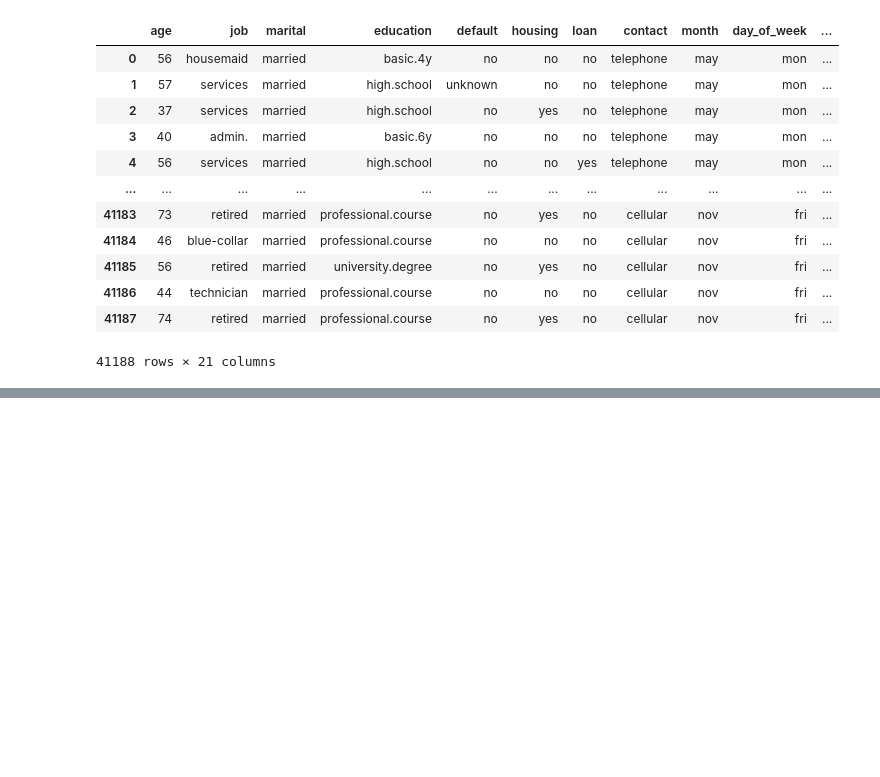
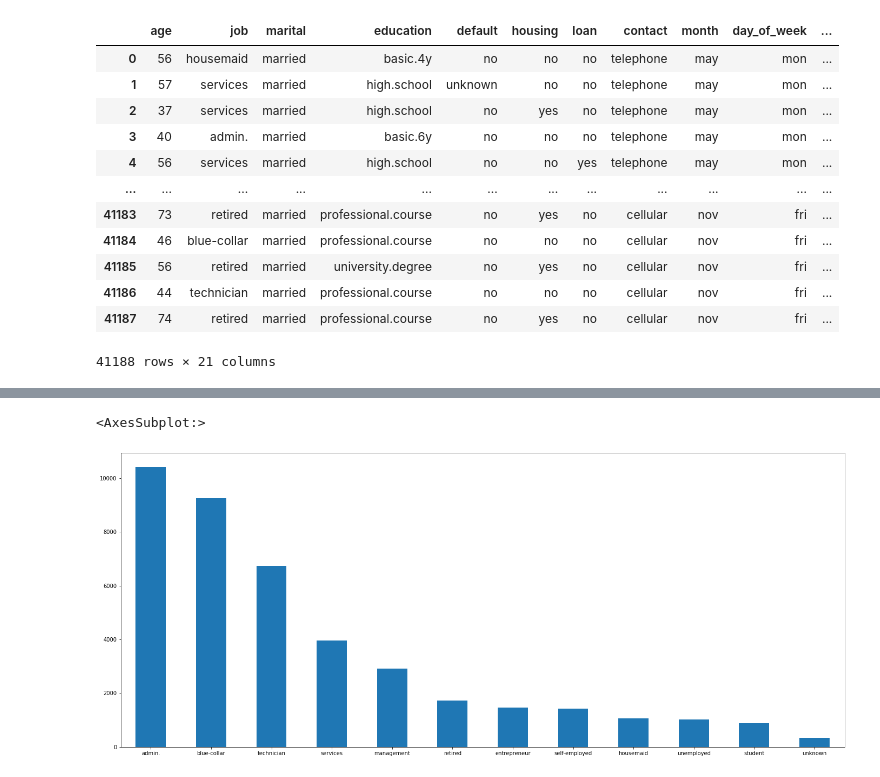
Before and after one commit to emanuelbrea/ia-tp1-marketing, a Jupyter notebook: notebooks/marketing.ipynb, the cells around one changed output, grey strips where cells are left out. Drawn from its saved outputs; the diff is of its cells as text; code cells hidden in the pictures; blank space fills up the shorter version.

```diff
--- a/notebooks/marketing.ipynb
+++ b/notebooks/marketing.ipynb
@@ -23,0 +235,5 @@ modelo
+# %%
+modelo['job'].value_counts().plot(kind='bar',figsize=(24,10),rot=0 )
+# %% [output]
+<AxesSubplot:>
+[figure, added]
```
Also changed, not shown: parts of 97 cells of this notebook.
